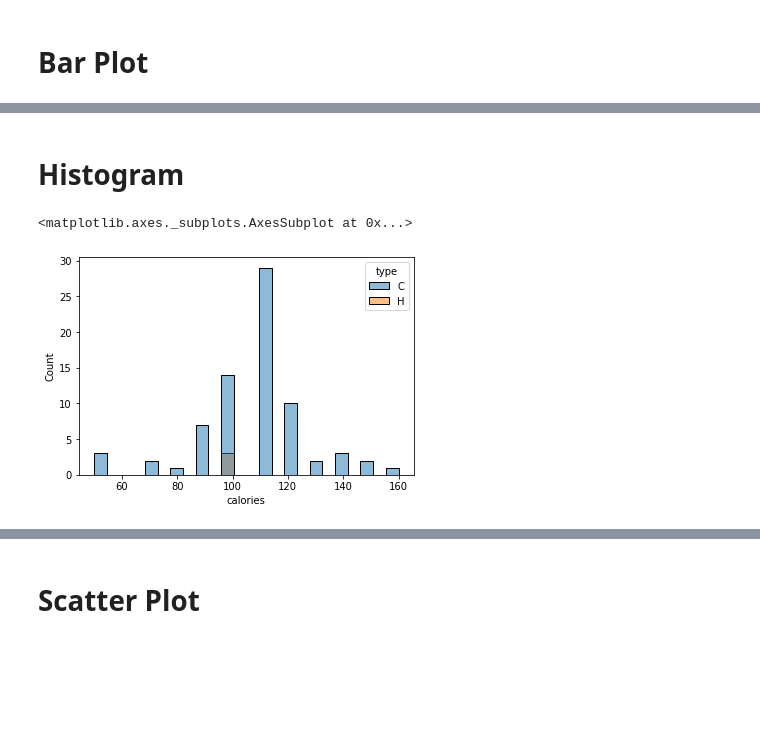
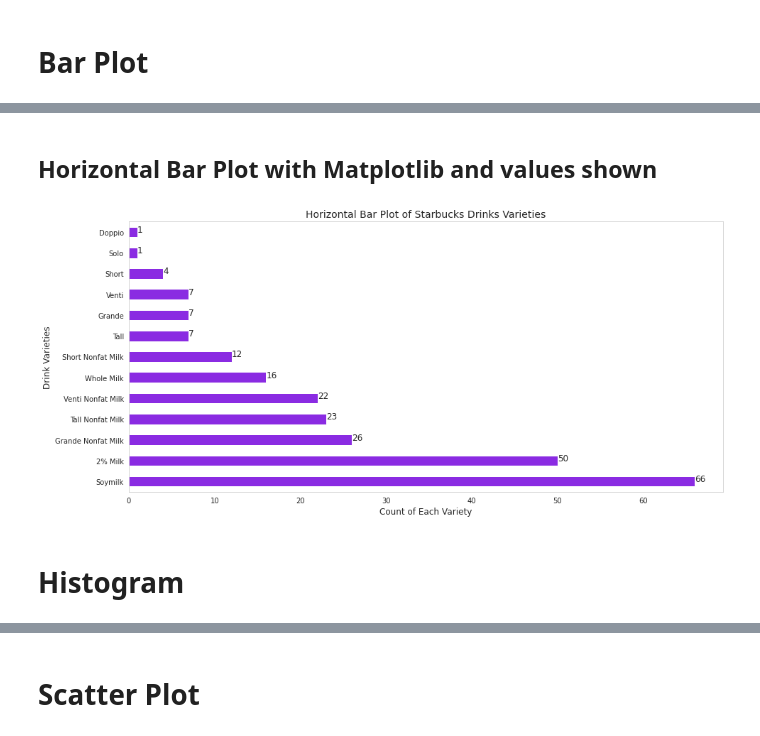
Before and after one commit to SamaSamrin/Python-Data-Visualization-Guide, a Jupyter notebook: DV_Practice.ipynb, the cells around one changed output, grey strips where cells are left out. Saved outputs shown, nothing was run; the diff lists cells and outputs as text; code cells hidden in the pictures; blank space fills up the shorter version.

```diff
--- a/DV_Practice.ipynb
+++ b/DV_Practice.ipynb
@@ -213,7 +240,21 @@ plt.show()
+# %% [markdown]
+## Horizontal Bar Plot with Matplotlib and values shown
+# %%
+plt.figure(figsize=(15,7))
+plt.title('Horizontal Bar Plot of Starbucks Drinks Varieties', fontsize=14)
+#sns.set_style("whitegrid")
+drinks['Beverage_prep'].value_counts().plot(kind='barh', color="blueviolet")
+
+plt.xlabel('Count of Each Variety', fontsize=12)
+plt.ylabel('Drink Varieties', fontsize=12)
+
+#for displaying values above/alongside each bar
+for index, value in enumerate(drinks['Beverage_prep'].value_counts()):
+    plt.text(value, index, str(value), fontsize=12)
+
+plt.grid()
+plt.show()
+# %% [output]
+[figure, added]
 # %% [markdown]
 # Histogram
-# %%
-sns.histplot(x="calories", data=drinks, hue="type")
-# %% [output]
-<matplotlib.axes._subplots.AxesSubplot at 0x...>
-[figure, removed]
```
Also changed, not shown: parts of 21 cells of this notebook.
